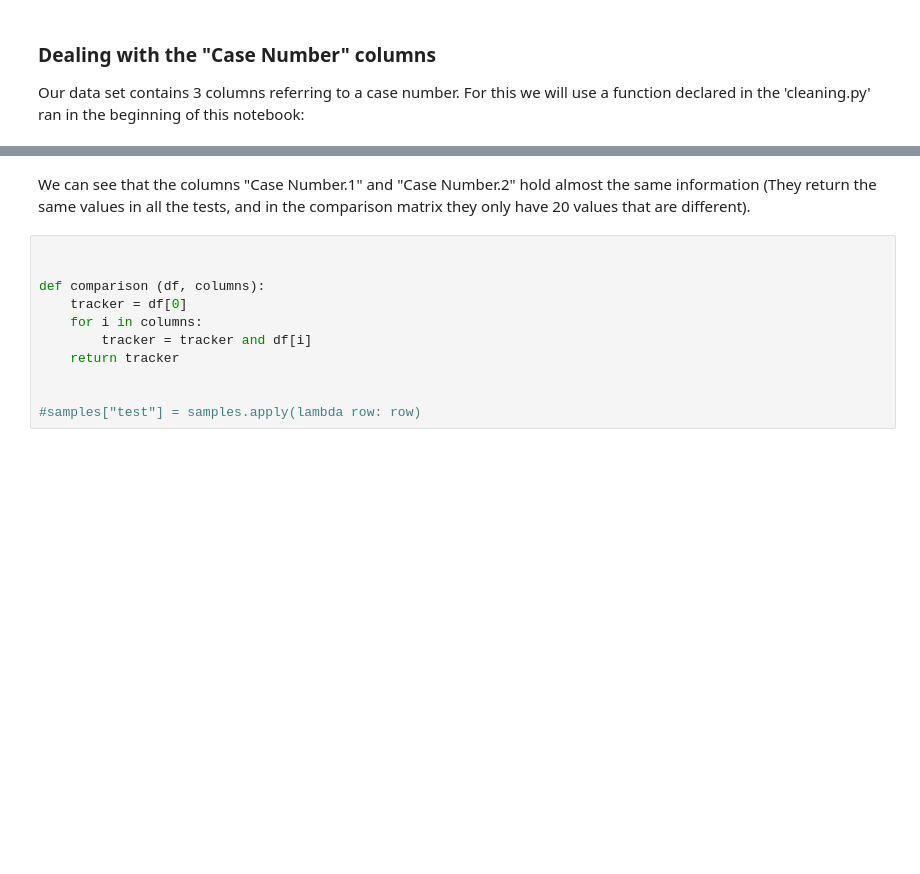
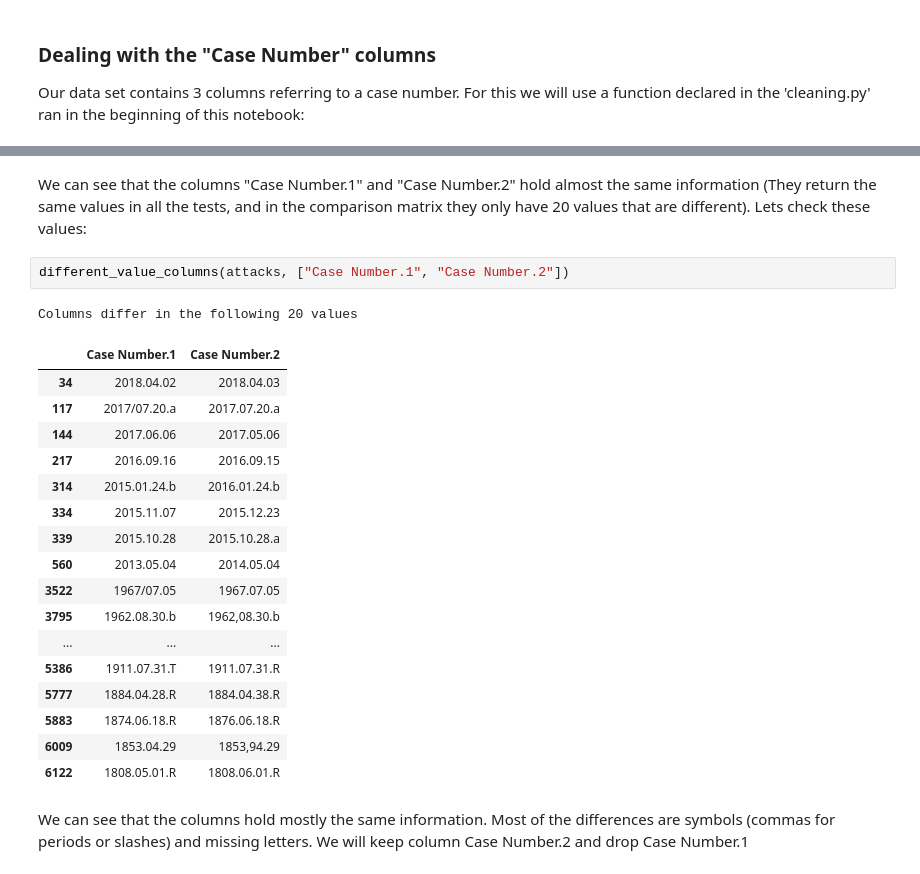
Before and after one commit to castrokike/data-cleaning-pandas, a Jupyter notebook: clean.ipynb, the cells around one changed output, grey strips where cells are left out. Cells and saved outputs as stored; diff of their text form; blank space fills up the shorter version.

```diff
--- a/clean.ipynb
+++ b/clean.ipynb
@@ -121,13 +121,25 @@ Sample of columns:
 # %% [markdown]
-We can see that the columns "Case Number.1" and "Case Number.2" hold almost the same information (They return the same values in all the tests, and in the comparison matrix they only have 20 values that are different).
+We can see that the columns "Case Number.1" and "Case Number.2" hold almost the same information (They return the same values in all the tests, and in the comparison matrix they only have 20 values that are different). Lets check these values:
-# %%
-
-
-def comparison (df, columns):
-    tracker = df[0]
-    for i in columns:
-        tracker = tracker and df[i]
-    return tracker
-
-
-#samples["test"] = samples.apply(lambda row: row)
+# %%
+different_value_columns(attacks, ["Case Number.1", "Case Number.2"])
+# %% [output]
+Columns differ in the following 20 values
+|  | Case Number.1 | Case Number.2 |
+| 34 | 2018.04.02 | 2018.04.03 |
+| 117 | 2017/07.20.a | 2017.07.20.a |
+| 144 | 2017.06.06 | 2017.05.06 |
+| 217 | 2016.09.16 | 2016.09.15 |
+| 314 | 2015.01.24.b | 2016.01.24.b |
+| 334 | 2015.11.07 | 2015.12.23 |
+| 339 | 2015.10.28 | 2015.10.28.a |
+| 560 | 2013.05.04 | 2014.05.04 |
+| 3522 | 1967/07.05 | 1967.07.05 |
+| 3795 | 1962.08.30.b | 1962,08.30.b |
+| ... | ... | ... |
+| 5386 | 1911.07.31.T | 1911.07.31.R |
+| 5777 | 1884.04.28.R | 1884.04.38.R |
+| 5883 | 1874.06.18.R | 1876.06.18.R |
+| 6009 | 1853.04.29 | 1853,94.29 |
+| 6122 | 1808.05.01.R | 1808.06.01.R |
+# %% [markdown]
+We can see that the columns hold mostly the same information. Most of the differences are symbols (commas for periods or slashes) and missing letters. We will keep column Case Number.2 and drop Case Number.1
```
Also changed, not shown: parts of 9 cells of this notebook, 1 other file.
